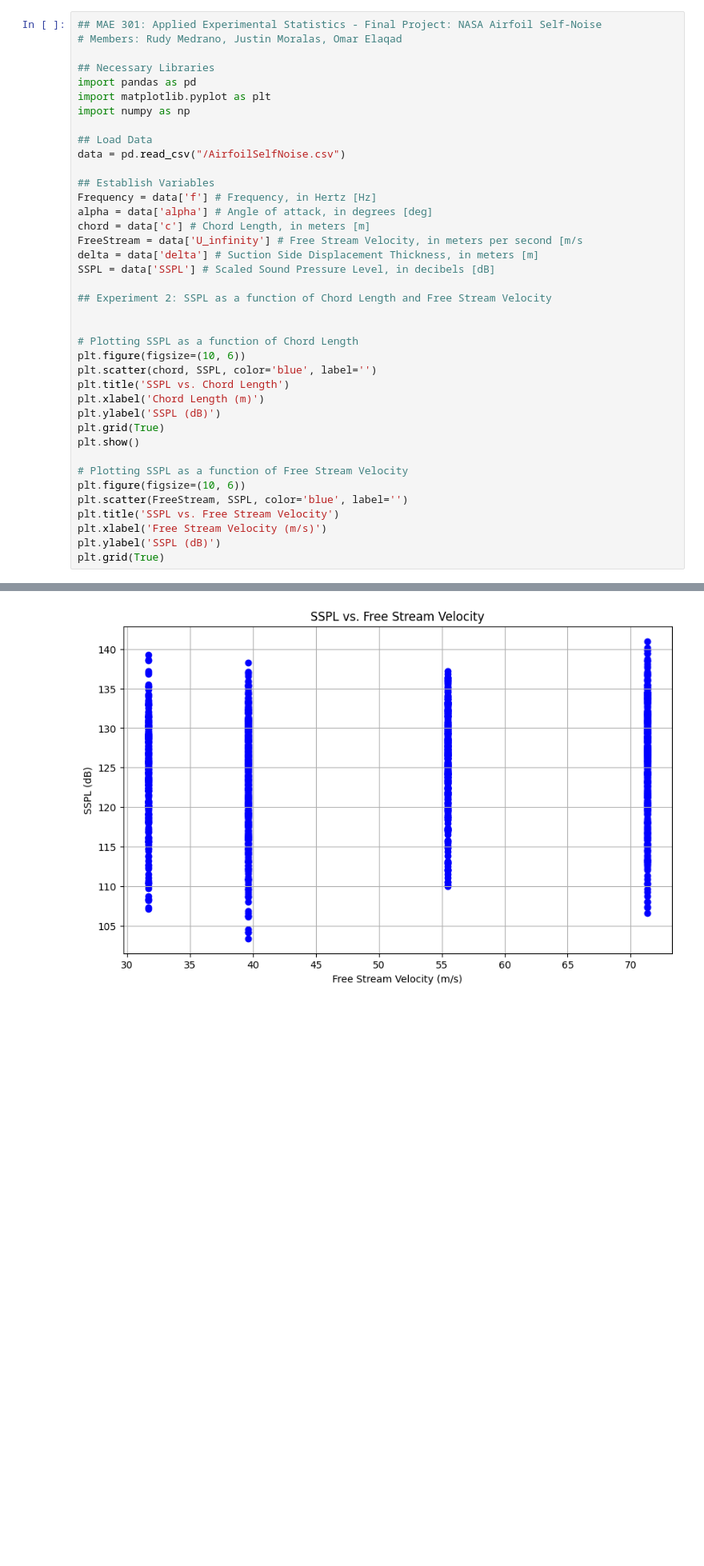
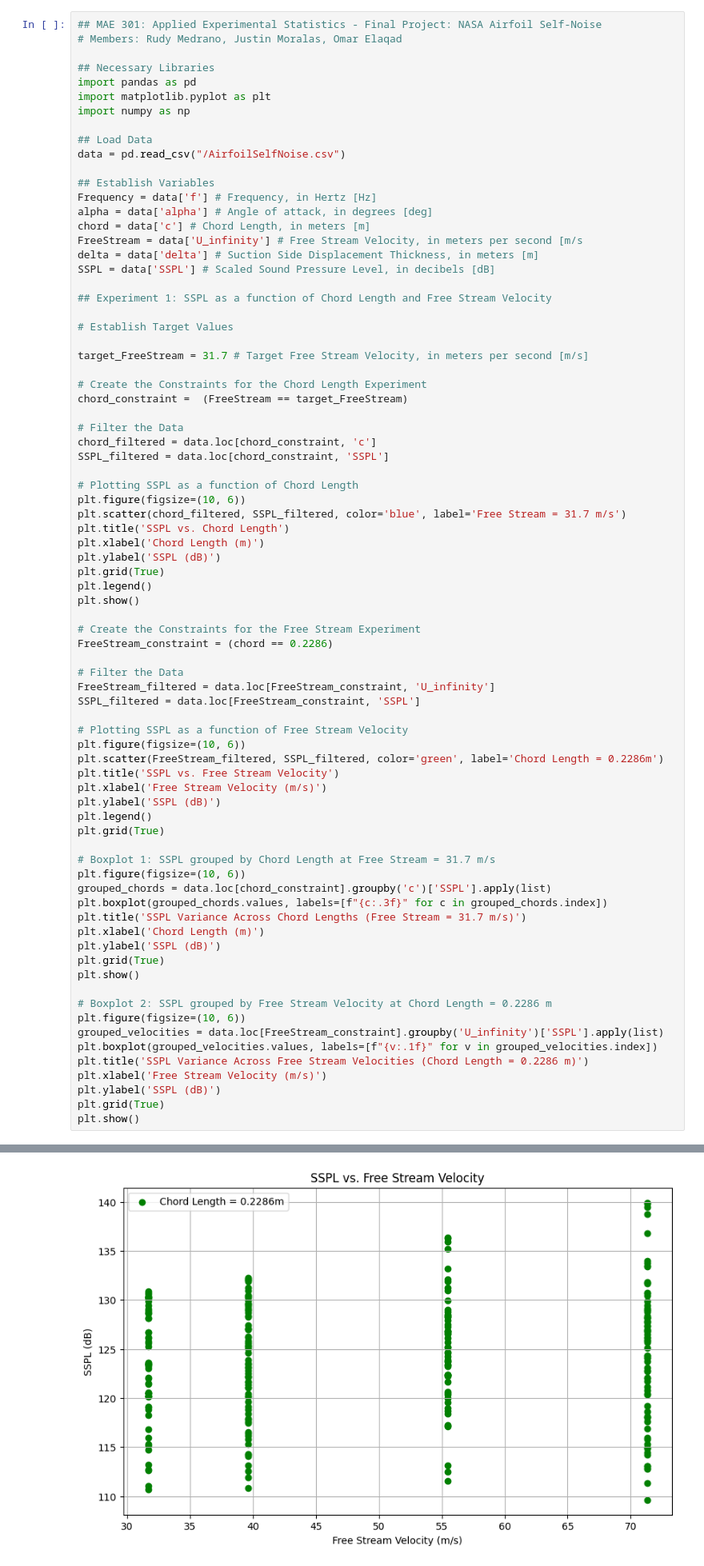
Before and after one commit to not-rudy/Applied-Experimental-Statistics, a Jupyter notebook: NASA_Airfoil_Project.ipynb, the cells around one changed output, grey strips where cells are left out. Shown at 80% size. Cells and saved outputs as stored; diff of their text form; blank space fills up the shorter version.

```diff
--- a/NASA_Airfoil_Project.ipynb
+++ b/NASA_Airfoil_Project.ipynb
@@ -103,23 +103,62 @@ FreeStream = data['U_infinity'] # Free Stream Velocity, in meters per second [m/
 delta = data['delta'] # Suction Side Displacement Thickness, in meters [m]
 SSPL = data['SSPL'] # Scaled Sound Pressure Level, in decibels [dB]
 
-## Experiment 2: SSPL as a function of Chord Length and Free Stream Velocity
+## Experiment 1: SSPL as a function of Chord Length and Free Stream Velocity
 
+# Establish Target Values
+
+target_FreeStream = 31.7 # Target Free Stream Velocity, in meters per second [m/s]
+
+# Create the Constraints for the Chord Length Experiment
+chord_constraint =  (FreeStream == target_FreeStream)
+
+# Filter the Data
+chord_filtered = data.loc[chord_constraint, 'c']
+SSPL_filtered = data.loc[chord_constraint, 'SSPL']
 
 # Plotting SSPL as a function of Chord Length
 plt.figure(figsize=(10, 6))
-plt.scatter(chord, SSPL, color='blue', label='')
+plt.scatter(chord_filtered, SSPL_filtered, color='blue', label='Free Stream = 31.7 m/s')
 plt.title('SSPL vs. Chord Length')
+plt.xlabel('Chord Length (m)')
+plt.ylabel('SSPL (dB)')
+plt.grid(True)
+plt.legend()
+plt.show()
+
+# Create the Constraints for the Free Stream Experiment
+FreeStream_constraint = (chord == 0.2286)
+
+# Filter the Data
+FreeStream_filtered = data.loc[FreeStream_constraint, 'U_infinity']
+SSPL_filtered = data.loc[FreeStream_constraint, 'SSPL']
+
+# Plotting SSPL as a function of Free Stream Velocity
+plt.figure(figsize=(10, 6))
+plt.scatter(FreeStream_filtered, SSPL_filtered, color='green', label='Chord Length = 0.2286m')
+plt.title('SSPL vs. Free Stream Velocity')
+plt.xlabel('Free Stream Velocity (m/s)')
+plt.ylabel('SSPL (dB)')
+plt.legend()
+plt.grid(True)
+
+# Boxplot 1: SSPL grouped by Chord Length at Free Stream = 31.7 m/s
+plt.figure(figsize=(10, 6))
+grouped_chords = data.loc[chord_constraint].groupby('c')['SSPL'].apply(list)
+plt.boxplot(grouped_chords.values, labels=[f"{c:.3f}" for c in grouped_chords.index])
+plt.title('SSPL Variance Across Chord Lengths (Free Stream = 31.7 m/s)')
 plt.xlabel('Chord Length (m)')
 plt.ylabel('SSPL (dB)')
 plt.grid(True)
 plt.show()
 
-# Plotting SSPL as a function of Free Stream Velocity
+# Boxplot 2: SSPL grouped by Free Stream Velocity at Chord Length = 0.2286 m
 plt.figure(figsize=(10, 6))
-plt.scatter(FreeStream, SSPL, color='blue', label='')
-plt.title('SSPL vs. Free Stream Velocity')
+grouped_velocities = data.loc[FreeStream_constraint].groupby('U_infinity')['SSPL'].apply(list)
+plt.boxplot(grouped_velocities.values, labels=[f"{v:.1f}" for v in grouped_velocities.index])
+plt.title('SSPL Variance Across Free Stream Velocities (Chord Length = 0.2286 m)')
 plt.xlabel('Free Stream Velocity (m/s)')
 plt.ylabel('SSPL (dB)')
 plt.grid(True)
+plt.show()
 # %% [output]
@@ -127 +166 @@ plt.grid(True)
-[figure, old version]
+[figure, new version]
```
Also changed, not shown: parts of 1 cell of this notebook.
